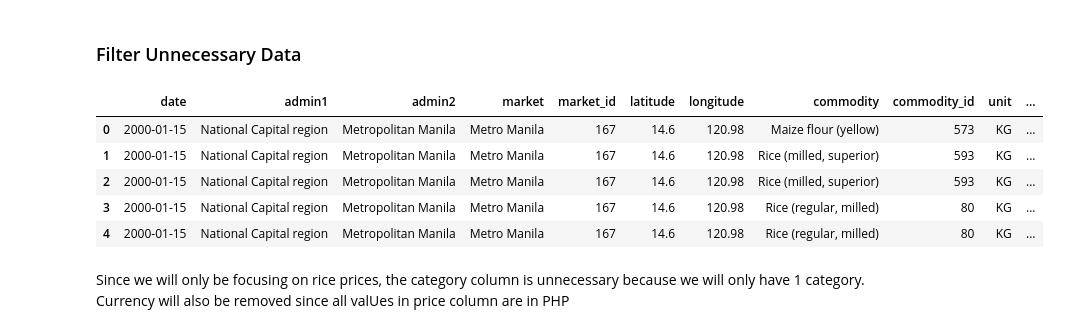
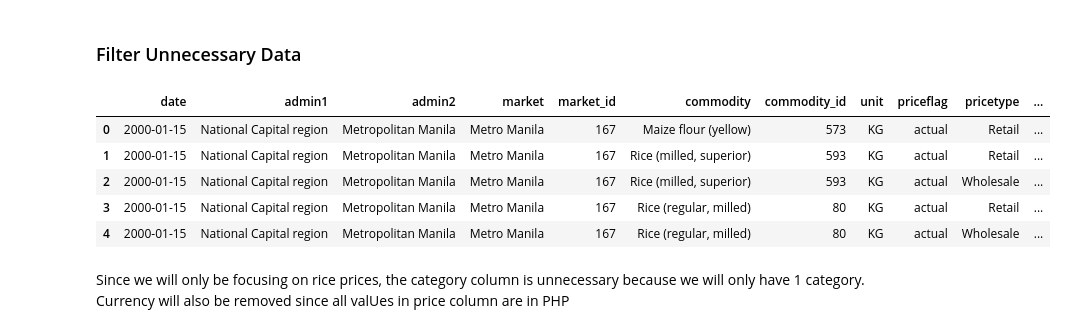
Before and after one commit to JohnCarloSabenorio/GrainShift, a Jupyter notebook: backend/grainshift.ipynb, the cells around one changed output. Drawn from its saved outputs; the diff is of its cells as text; code cells hidden in the pictures.

```diff
--- a/backend/grainshift.ipynb
+++ b/backend/grainshift.ipynb
@@ -129,16 +154,15 @@ Name: count, dtype: int64
 # %% [markdown]
 ### Filter Unnecessary Data
 # %%
-food_prices_data = food_prices_data.drop(columns=["category", "currency"])
-
+food_prices_data = food_prices_data.drop(columns=["category", "currency", "latitude", "longitude"])
 food_prices_data.head()
 # %% [output]
-|  | date | admin1 | admin2 | market | market_id | latitude | longitude | commodity | commodity_id | unit | ... |
-| 0 | 2000-01-15 | National Capital region | Metropolitan Manila | Metro Manila | 167 | 14.6 | 120.98 | Maize flour (yellow) | 573 | KG | ... |
-| 1 | 2000-01-15 | National Capital region | Metropolitan Manila | Metro Manila | 167 | 14.6 | 120.98 | Rice (milled, superior) | 593 | KG | ... |
-| 2 | 2000-01-15 | National Capital region | Metropolitan Manila | Metro Manila | 167 | 14.6 | 120.98 | Rice (milled, superior) | 593 | KG | ... |
-| 3 | 2000-01-15 | National Capital region | Metropolitan Manila | Metro Manila | 167 | 14.6 | 120.98 | Rice (regular, milled) | 80 | KG | ... |
-| 4 | 2000-01-15 | National Capital region | Metropolitan Manila | Metro Manila | 167 | 14.6 | 120.98 | Rice (regular, milled) | 80 | KG | ... |
+|  | date | admin1 | admin2 | market | market_id | commodity | commodity_id | unit | priceflag | pricetype | ... |
+| 0 | 2000-01-15 | National Capital region | Metropolitan Manila | Metro Manila | 167 | Maize flour (yellow) | 573 | KG | actual | Retail | ... |
+| 1 | 2000-01-15 | National Capital region | Metropolitan Manila | Metro Manila | 167 | Rice (milled, superior) | 593 | KG | actual | Retail | ... |
+| 2 | 2000-01-15 | National Capital region | Metropolitan Manila | Metro Manila | 167 | Rice (milled, superior) | 593 | KG | actual | Wholesale | ... |
+| 3 | 2000-01-15 | National Capital region | Metropolitan Manila | Metro Manila | 167 | Rice (regular, milled) | 80 | KG | actual | Retail | ... |
+| 4 | 2000-01-15 | National Capital region | Metropolitan Manila | Metro Manila | 167 | Rice (regular, milled) | 80 | KG | actual | Wholesale | ... |
 # %% [markdown]
 Since we will only be focusing on rice prices, the category column is unnecessary because we will only have 1 category. Currency will also be removed since all valUes in price column are in PHP
 # %% [markdown]
```
Also changed, not shown: parts of 8 cells of this notebook.
